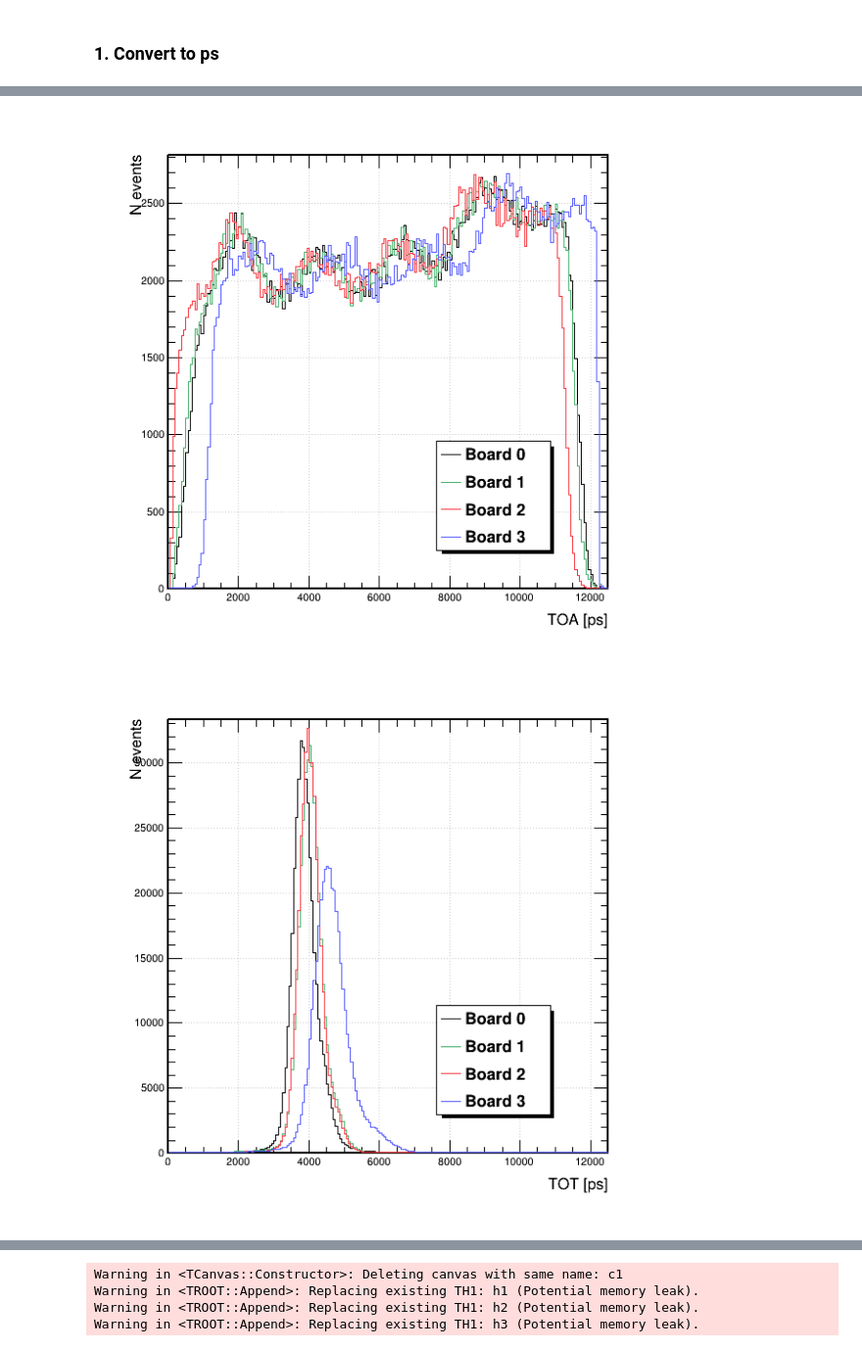
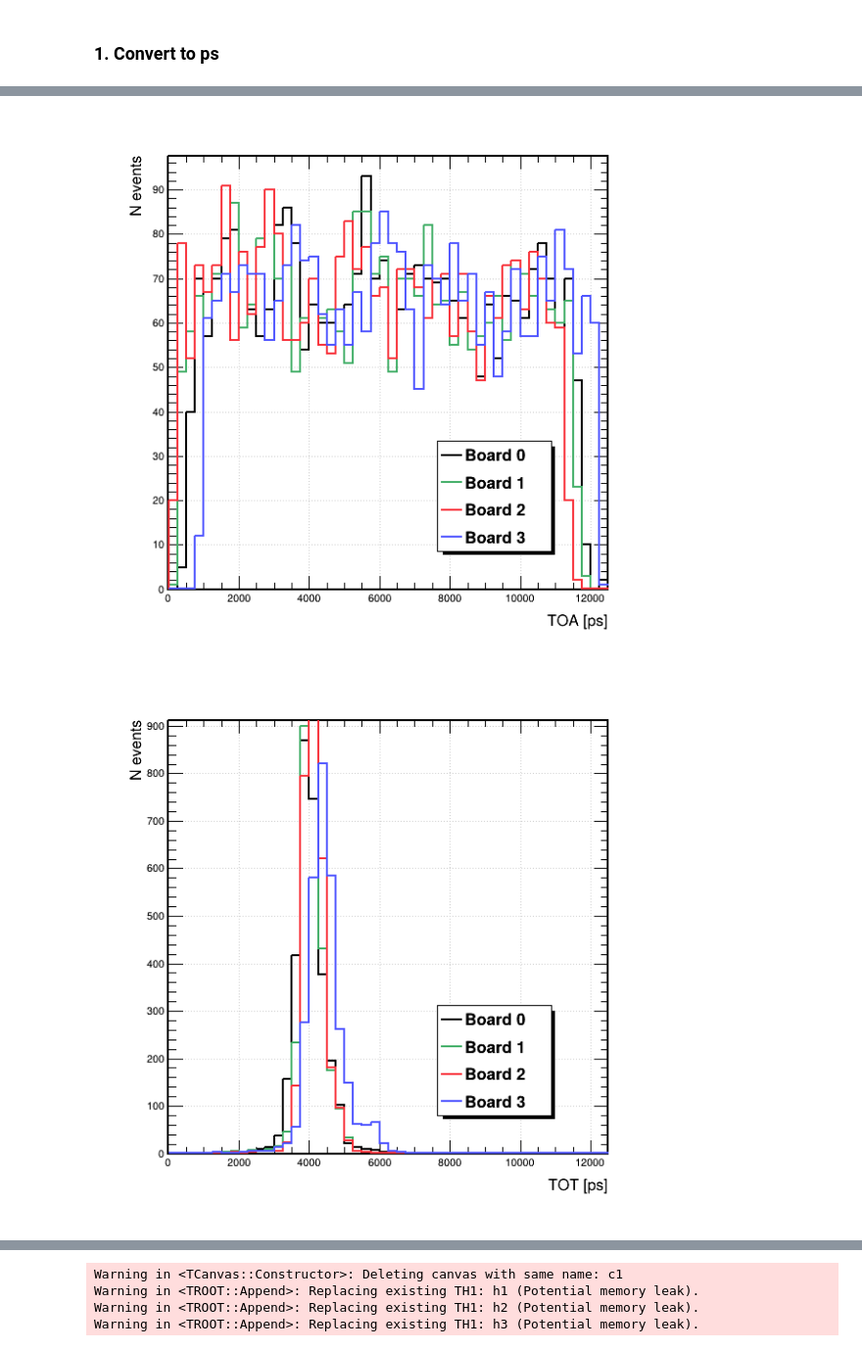
Before and after one commit to 24LopezR/ETLAnalysis, a Jupyter notebook: DESYJun24/MAIN.ipynb, the cells around one changed output, grey strips where cells are left out. Shown at 98% size. Saved outputs shown, nothing was run; the diff lists cells and outputs as text; code cells hidden in the pictures.

```diff
--- a/DESYJun24/MAIN.ipynb
+++ b/DESYJun24/MAIN.ipynb
@@ -163,0 +137,3 @@ df3['acal'] = acal
+# %%
+df = df[abs(df['acal']-df['cal'])<2]
+df = df.groupby('evt').filter(filterEvents)
@@ -195,5 +160,6 @@ Elapsed time: 56.679 s
 # %% [markdown]
 ### 1. Convert to ps
 # %%
+tracks_df = df
 tracks_df['toa_ps'] = 1000*(12.5-tracks_df['toa']*3.125/tracks_df['acal'])
 tracks_df['tot_ps'] = 1000*((2.*tracks_df['tot']-np.floor(tracks_df['tot']/32.))*3.125/tracks_df['acal'])
@@ -199,0 +193,5 @@ tracks_df['tot_ps'] = 1000*((2.*tracks_df['tot']-np.floor(tracks_df['tot']/32.))
+# %%
+BOA = 3
+COL = 11
+ROW = 9
+tracks_df = tracks_df.groupby('evt').filter(lambda x: len(x)==4 and list(x['col'])[BOA]==COL and list(x['row'])[BOA]==ROW)
@@ -206,10 +220,11 @@ def plotMulti1D(c, hists, names, colors):
         if i==0: h.Draw("HIST")
         else: h.Draw("HIST,SAME")
         h.SetLineColor(colors[i])
+        h.SetLineWidth(2)
         l.AddEntry(h, names[i],"L")
     return c, l
 # %%
-NBINS = 200
+NBINS = 50
 
 colors = [R.kBlack,
           R.TColor.GetColor("#44AF69"),
@@ -243,5 +260,5 @@ ctot.Draw()
-[figure, old version]
+[figure, new version]
-[figure, old version]
+[figure, new version]
 # %%
 # Compute delta ToA
 '''cuttoa = []
```
Also changed, not shown: parts of 27 cells of this notebook, 1 other file.
